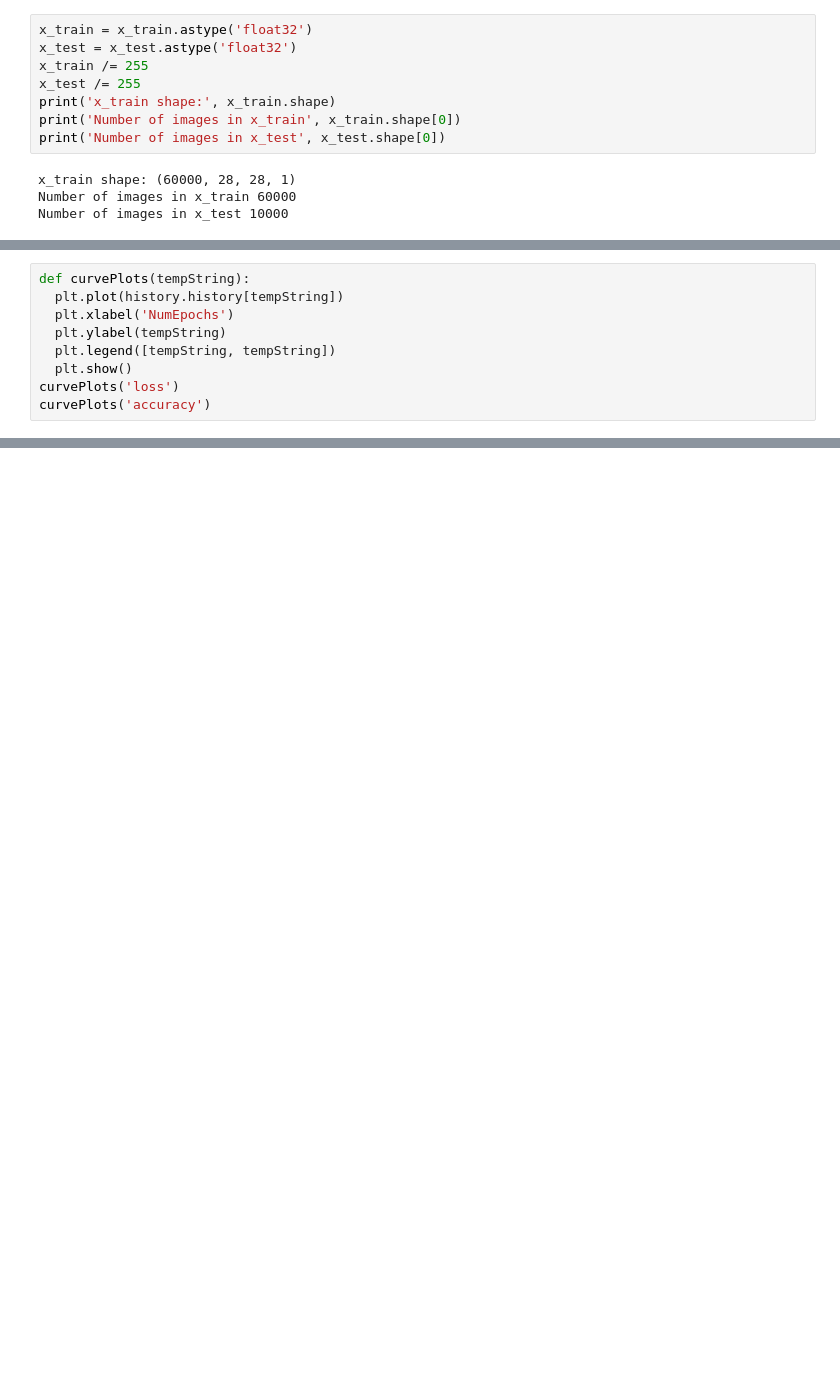
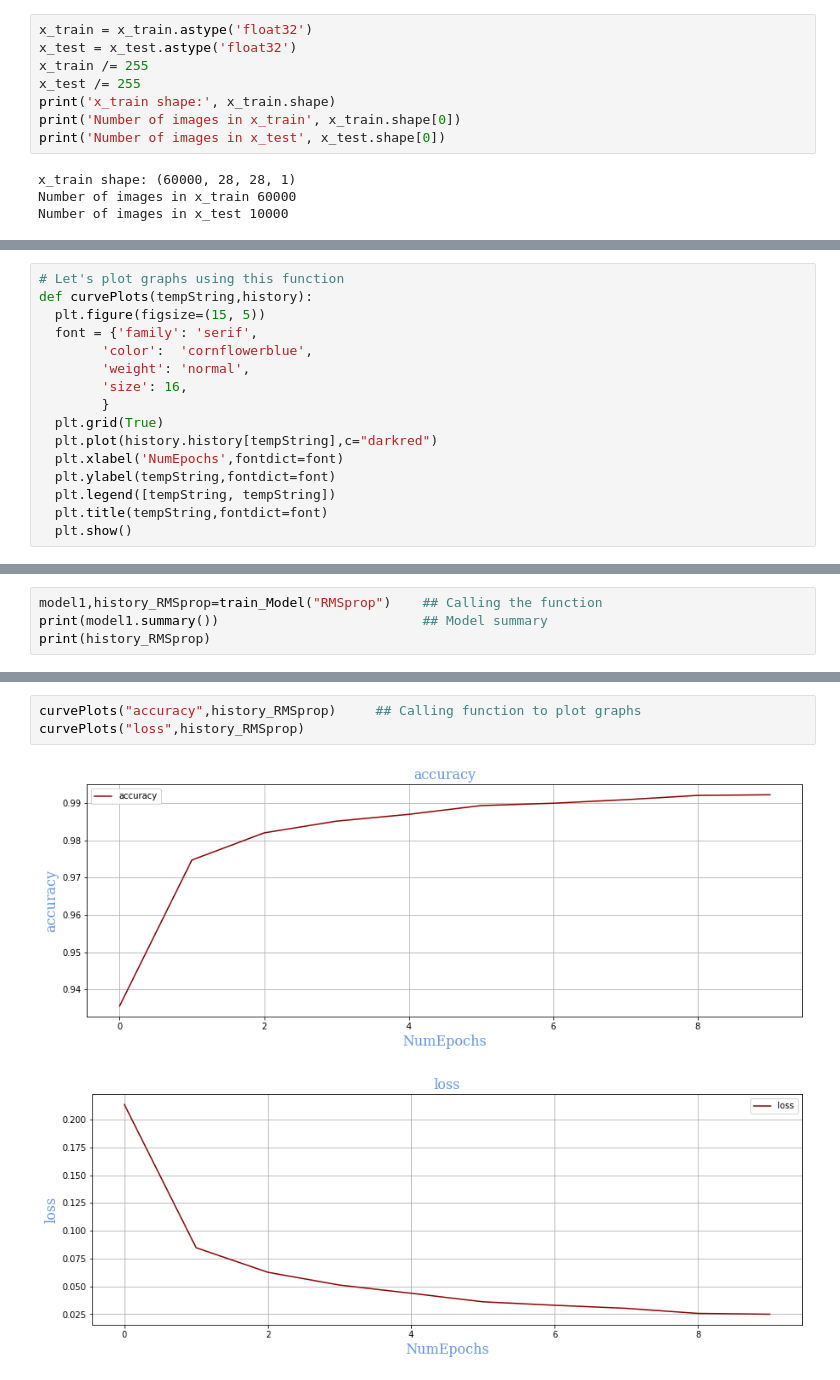
Before and after one commit to SaiVamshiKatkuri/Digit-Recognition, a Jupyter notebook: Digit_recognition.ipynb, the cells around one changed output, grey strips where cells are left out. Saved outputs shown, nothing was run; the diff lists cells and outputs as text; blank space fills up the shorter version.

```diff
--- a/Digit_recognition.ipynb
+++ b/Digit_recognition.ipynb
@@ -115,9 +107,16 @@ history.history['loss']
 # %%
-def curvePlots(tempString):
-  plt.plot(history.history[tempString])
-  plt.xlabel('NumEpochs')
-  plt.ylabel(tempString)
+# Let's plot graphs using this function
+def curvePlots(tempString,history):
+  plt.figure(figsize=(15, 5))
+  font = {'family': 'serif',
+        'color':  'cornflowerblue',
+        'weight': 'normal',
+        'size': 16,
+        }
+  plt.grid(True)
+  plt.plot(history.history[tempString],c="darkred")
+  plt.xlabel('NumEpochs',fontdict=font)
+  plt.ylabel(tempString,fontdict=font)
   plt.legend([tempString, tempString])
+  plt.title(tempString,fontdict=font)
   plt.show()
-curvePlots('loss')
-curvePlots('accuracy')
@@ -126,0 +125,4 @@ curvePlots('accuracy')
+# %%
+model1,history_RMSprop=train_Model("RMSprop")    ## Calling the function
+print(model1.summary())                          ## Model summary
+print(history_RMSprop)
@@ -131,0 +152,6 @@ model.evaluate(x_test, y_test)
+# %%
+curvePlots("accuracy",history_RMSprop)     ## Calling function to plot graphs
+curvePlots("loss",history_RMSprop)
+# %% [output]
+[figure, added]
+[figure, added]
```
Also changed, not shown: parts of 40 cells of this notebook.
